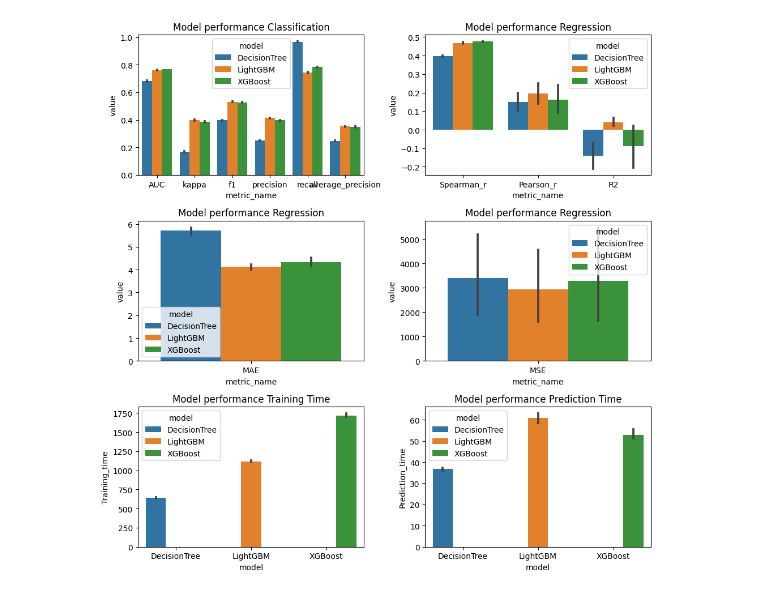
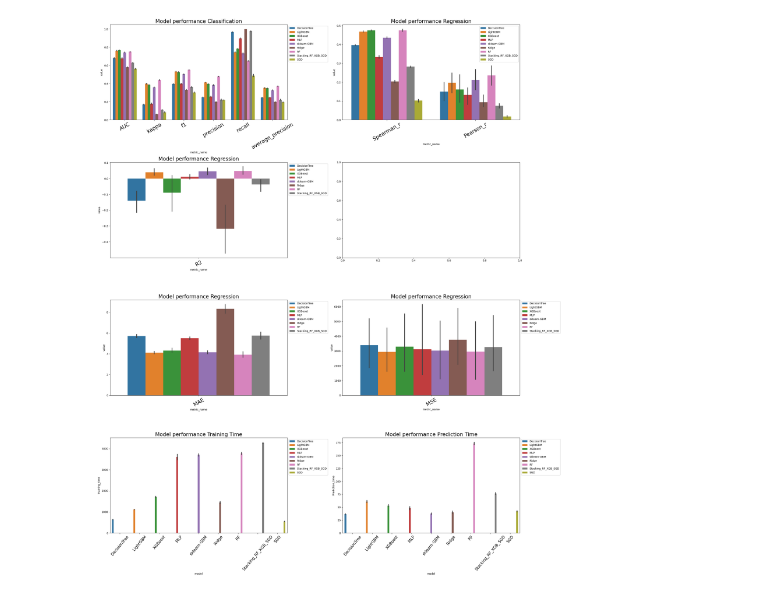
Before and after one commit to chenyangkang/stemflow, a Jupyter notebook: docs/Examples/06.Base_model_choices.ipynb, the cells around one changed output. Drawn from its saved outputs; the diff is of its cells as text; code cells hidden in the pictures.

Commit message:
update base model choices

```diff
--- a/docs/Examples/06.Base_model_choices.ipynb
+++ b/docs/Examples/06.Base_model_choices.ipynb
@@ -39,7 +39,7 @@ data = data.drop('sampling_event_identifier', axis=1)
 # %%
 def get_X_and_y(data):
     X = data.drop('count', axis=1)
-    y = data['count'].values
+    y = np.log(data['count'].values + 1)
     return X, y
 
 X, y = get_X_and_y(data)
@@ -90,6 +122,11 @@ all_metric_list = []
 
 for base_model_name in base_model_dict.keys():
     print(f'Training {base_model_name}')
+
+    if os.path.exists(f'./Base_model_choices_metrics_{base_model_name}.csv'):
+        metrics_for_base_model = pd.read_csv(f'./Base_model_choices_metrics_{base_model_name}.csv')
+        all_metric_list.append(metrics_for_base_model)
+        continue
 
     metrics_for_base_model = []
 
@@ -140,7 +177,7 @@ for base_model_name in base_model_dict.keys():
         end_t = time.time()
         training_time = end_t - start_t
 
-        if training_time>1800:
+        if training_time>3600 * 2:
             continue_training = False
             break
 
@@ -242,65 +257,92 @@ new_all_metric_df
 # %%
 import seaborn as sns
 dat_for_plot = new_all_metric_df
+dat_for_plot = pd.concat([
+    dat_for_plot[~dat_for_plot.model.isin(['SGD'])],
+    dat_for_plot[dat_for_plot.model.isin(['SGD'])]
+], axis=0)
+
 
 # plot
-fig, ax = plt.subplots(3, 2, figsize=(10,10), gridspec_kw={'width_ratios': [2, 2]})
+fig, ax = plt.subplots(4, 2, figsize=(25,30), gridspec_kw={'width_ratios': [2, 2]})
 
 ### classification
 plt.sca(ax[0,0])
 sns.barplot(data=dat_for_plot[
         dat_for_plot.metric_name.isin(['AUC', 'kappa', 'f1', 'precision', 'recall', 'average_precision'])
     ], ci=95,
             x="metric_name", y="value", hue="model")
-plt.title('Model performance Classification')
+plt.legend(bbox_to_anchor=(1,1))
+plt.xticks(rotation=30,fontsize=20)
+plt.title('Model performance Classification',fontsize=20)
+
+
 
 ## reg
 plt.sca(ax[0,1])
-sns.barplot(data=dat_for_plot[
-        dat_for_plot.metric_name.isin(['Spearman_r', 'Pearson_r', 'R2', 'poisson_deviance_explained'])
+sns.barplot(data=dat_for_plot[~dat_for_plot.model.isin([])][
+        dat_for_plot.metric_name.isin(['Spearman_r', 'Pearson_r', 'poisson_deviance_explained'])
     ], ci=95,
             x="metric_name", y="value", hue="model")
-plt.title('Model performance Regression')
+plt.legend(bbox_to_anchor=(1,1))
+plt.xticks(rotation=30,fontsize=20)
+plt.title('Model performance Regression',fontsize=20)
+
+
 
 ## reg
 plt.sca(ax[1,0])
-sns.barplot(data=dat_for_plot[
-        dat_for_plot.metric_name.isin(['MAE'])
+sns.barplot(data=dat_for_plot[~dat_for_plot.model.isin(['SGD'])][
+        dat_for_plot.metric_name.isin(['R2'])
     ], ci=95,
             x="metric_name", y="value", hue="model")
-plt.title('Model performance Regression')
-
-
-## reg
-plt.sca(ax[1,1])
-sns.barplot(data=dat_for_plot[
-        dat_for_plot.metric_name.isin(['MSE'])
-    ], ci=95,
-            x="metric_name", y="value", hue="model")
-plt.title('Model performance Regression')
-# plt.legend(bbox_to_anchor=(1,1))
-
-plt.tight_layout()
+plt.legend(bbox_to_anchor=(1,1))
+plt.xticks(rotation=30,fontsize=20)
+plt.title('Model performance Regression',fontsize=20)
 
 
 
 ## reg
 plt.sca(ax[2,0])
-sns.barplot(data=dat_for_plot.drop_duplicates('Training_time'), ci=95,
-            x='model',y="Training_time", hue="model")
-plt.title('Model performance Training Time')
+sns.barplot(data=dat_for_plot[~dat_for_plot.model.isin(['SGD'])][
+        dat_for_plot.metric_name.isin(['MAE'])
+    ], ci=95,
+            x="metric_name", y="value", hue="model")
+plt.legend(bbox_to_anchor=(1,1))
+plt.xticks(rotation=30,fontsize=20)
+plt.title('Model performance Regression',fontsize=20)
 
 
 ## reg
 plt.sca(ax[2,1])
+sns.barplot(data=dat_for_plot[~dat_for_plot.model.isin(['SGD'])][
+        dat_for_plot.metric_name.isin(['MSE'])
+    ], ci=95,
+            x="metric_name", y="value", hue="model")
+plt.title('Model performance Regression',fontsize=20)
+plt.legend(bbox_to_anchor=(1,1))
+plt.xticks(rotation=30,fontsize=20)
+
+## reg
+plt.sca(ax[3,0])
+sns.barplot(data=dat_for_plot.drop_duplicates('Training_time'), ci=95,
+            x='model',y="Training_time", hue="model")
+plt.title('Model performance Training Time',fontsize=20)
+plt.xticks(rotation=50,fontsize=15)
+plt.legend(bbox_to_anchor=(1,1))
+
+## reg
+plt.sca(ax[3,1])
 sns.barplot(data=dat_for_plot.drop_duplicates('Prediction_time'), ci=95,
             x='model',y="Prediction_time", hue="model")
-plt.title('Model performance Prediction Time')
+plt.xticks(rotation=50,fontsize=15)
+plt.title('Model performance Prediction Time',fontsize=20)
+plt.legend(bbox_to_anchor=(1,1))
 
 plt.tight_layout()
 plt.show()
 # %% [output]
-[figure, old version]
+[figure, new version]
 # %%
 from watermark import watermark
 print(watermark())
```
Also changed, not shown: parts of 8 cells of this notebook, 1 other file.
